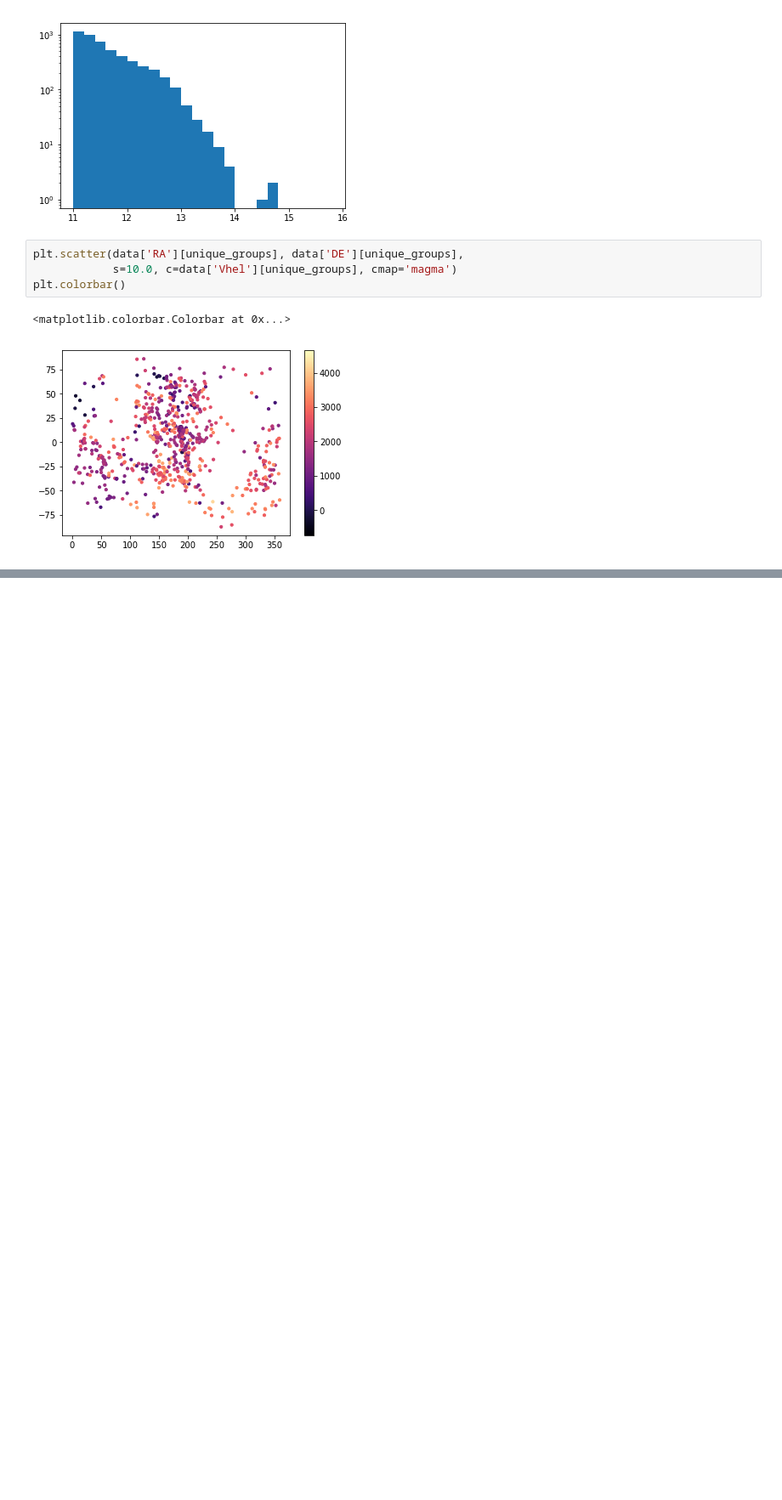
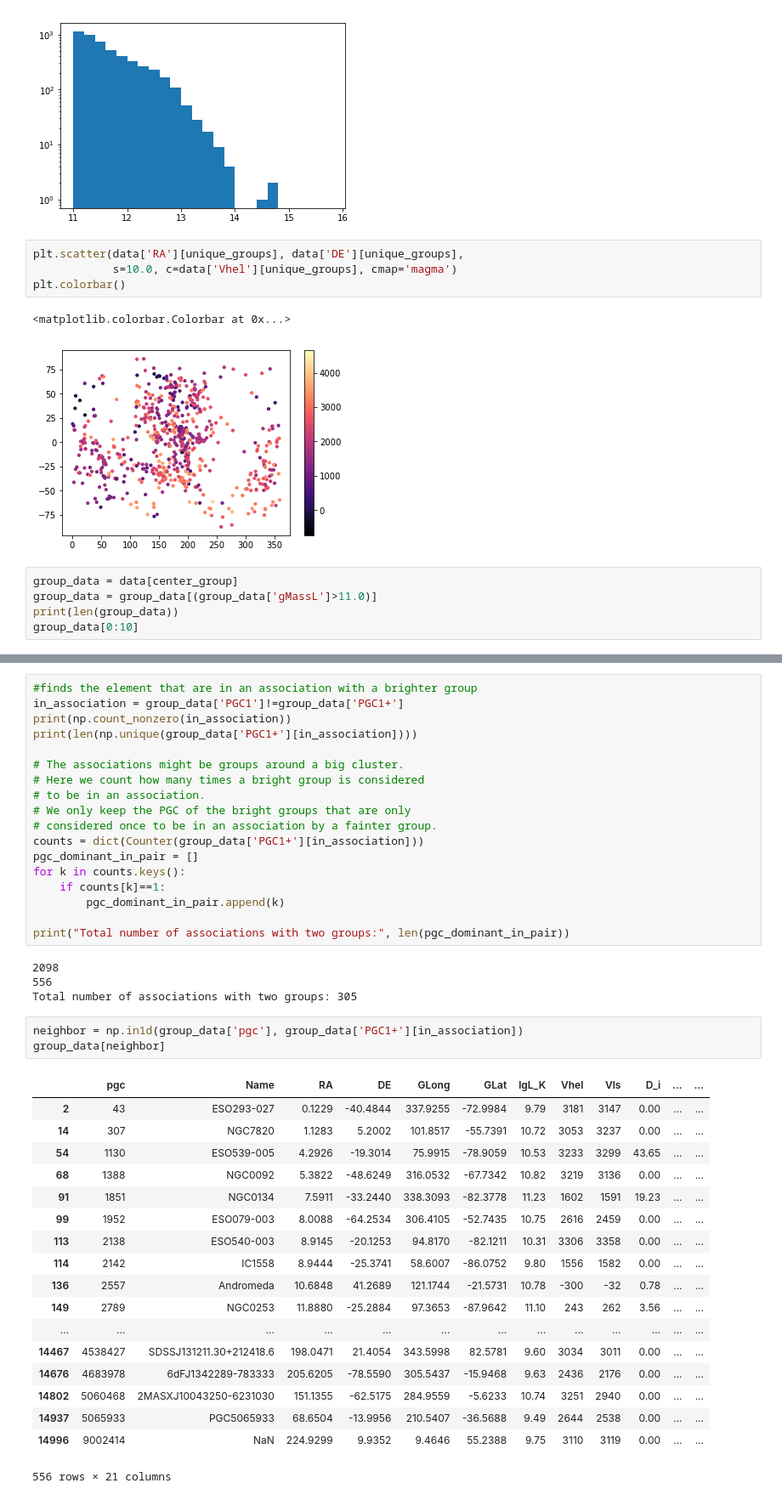
Before and after one commit to forero/GalaxyPairs, a Jupyter notebook: code/pairs_3500kms.ipynb, the cells around one changed output, grey strips where cells are left out. Shown at 85% size. Cells and saved outputs as stored; diff of their text form; blank space fills up the shorter version.

Commit message:
code to find pairs

```diff
--- a/code/pairs_3500kms.ipynb
+++ b/code/pairs_3500kms.ipynb
@@ -41,3 +42,8 @@ plt.colorbar()
 # %% [output]
 <matplotlib.colorbar.Colorbar at 0x...>
 [figure]
+# %%
+group_data = data[center_group]
+group_data = group_data[(group_data['gMassL']>11.0)]
+print(len(group_data))
+group_data[0:10]
@@ -43,0 +64,44 @@ plt.colorbar()
+# %%
+#finds the element that are in an association with a brighter group
+in_association = group_data['PGC1']!=group_data['PGC1+']
+print(np.count_nonzero(in_association))
+print(len(np.unique(group_data['PGC1+'][in_association])))
+
+# The associations might be groups around a big cluster.
+# Here we count how many times a bright group is considered
+# to be in an association.
+# We only keep the PGC of the bright groups that are only
+# considered once to be in an association by a fainter group.
+counts = dict(Counter(group_data['PGC1+'][in_association]))
+pgc_dominant_in_pair = []
+for k in counts.keys():
+    if counts[k]==1:
+        pgc_dominant_in_pair.append(k)
+
+print("Total number of associations with two groups:", len(pgc_dominant_in_pair))
+# %% [output]
+2098
+556
+Total number of associations with two groups: 305
+# %%
+neighbor = np.in1d(group_data['pgc'], group_data['PGC1+'][in_association])
+group_data[neighbor]
+# %% [output]
+|  | pgc | Name | RA | DE | GLong | GLat | lgL_K | Vhel | Vls | D_i | ... | ... |
+| 2 | 43 | ESO293-027 | 0.1229 | -40.4844 | 337.9255 | -72.9984 | 9.79 | 3181 | 3147 | 0.00 | ... | ... |
+| 14 | 307 | NGC7820 | 1.1283 | 5.2002 | 101.8517 | -55.7391 | 10.72 | 3053 | 3237 | 0.00 | ... | ... |
+| 54 | 1130 | ESO539-005 | 4.2926 | -19.3014 | 75.9915 | -78.9059 | 10.53 | 3233 | 3299 | 43.65 | ... | ... |
+| 68 | 1388 | NGC0092 | 5.3822 | -48.6249 | 316.0532 | -67.7342 | 10.82 | 3219 | 3136 | 0.00 | ... | ... |
+| 91 | 1851 | NGC0134 | 7.5911 | -33.2440 | 338.3093 | -82.3778 | 11.23 | 1602 | 1591 | 19.23 | ... | ... |
+| 99 | 1952 | ESO079-003 | 8.0088 | -64.2534 | 306.4105 | -52.7435 | 10.75 | 2616 | 2459 | 0.00 | ... | ... |
+| 113 | 2138 | ESO540-003 | 8.9145 | -20.1253 | 94.8170 | -82.1211 | 10.31 | 3306 | 3358 | 0.00 | ... | ... |
+| 114 | 2142 | IC1558 | 8.9444 | -25.3741 | 58.6007 | -86.0752 | 9.80 | 1556 | 1582 | 0.00 | ... | ... |
+| 136 | 2557 | Andromeda | 10.6848 | 41.2689 | 121.1744 | -21.5731 | 10.78 | -300 | -32 | 0.78 | ... | ... |
+| 149 | 2789 | NGC0253 | 11.8880 | -25.2884 | 97.3653 | -87.9642 | 11.10 | 243 | 262 | 3.56 | ... | ... |
+| ... | ... | ... | ... | ... | ... | ... | ... | ... | ... | ... | ... | ... |
+| 14467 | 4538427 | SDSSJ131211.30+212418.6 | 198.0471 | 21.4054 | 343.5998 | 82.5781 | 9.60 | 3034 | 3011 | 0.00 | ... | ... |
+| 14676 | 4683978 | 6dFJ1342289-783333 | 205.6205 | -78.5590 | 305.5437 | -15.9468 | 9.63 | 2436 | 2176 | 0.00 | ... | ... |
+| 14802 | 5060468 | 2MASXJ10043250-6231030 | 151.1355 | -62.5175 | 284.9559 | -5.6233 | 10.74 | 3251 | 2940 | 0.00 | ... | ... |
+| 14937 | 5065933 | PGC5065933 | 68.6504 | -13.9956 | 210.5407 | -36.5688 | 9.49 | 2644 | 2538 | 0.00 | ... | ... |
+| 14996 | 9002414 | NaN | 224.9299 | 9.9352 | 9.4646 | 55.2388 | 9.75 | 3110 | 3119 | 0.00 | ... | ... |
+556 rows × 21 columns
```
Also changed, not shown: parts of 4 cells of this notebook.
